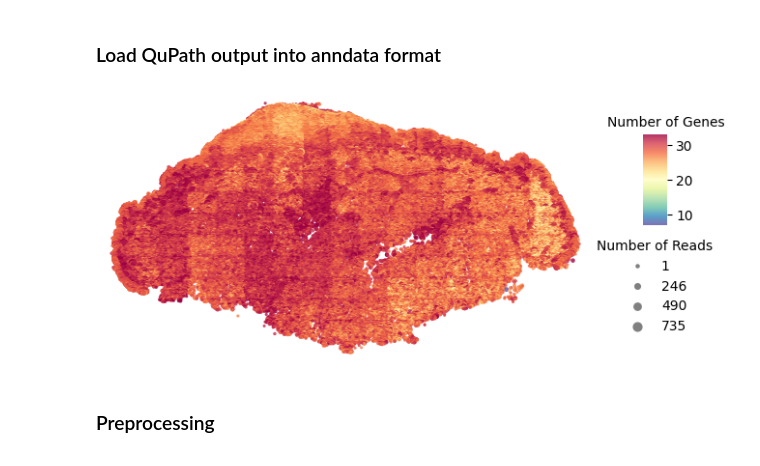
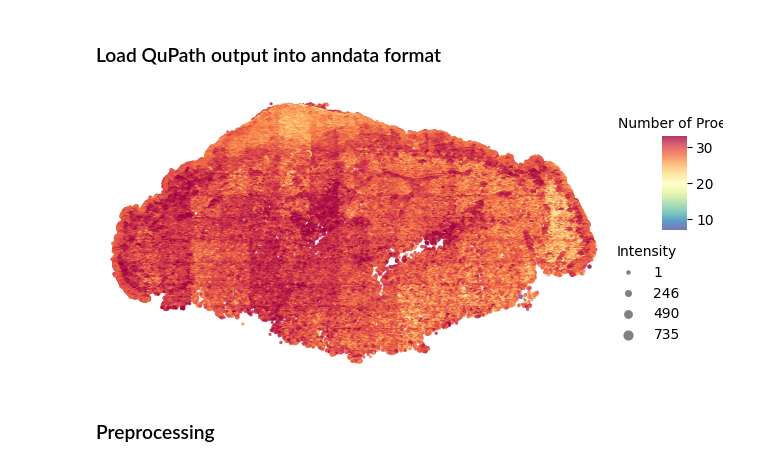
Before and after one commit to GenomicsMachineLearning/qimr-teaching-2024, a Jupyter notebook: 006-spatial-proteomics/CODEX_analysis.ipynb, the cells around one changed output. Drawn from its saved outputs; the diff is of its cells as text; code cells hidden in the pictures.

```diff
--- a/006-spatial-proteomics/CODEX_analysis.ipynb
+++ b/006-spatial-proteomics/CODEX_analysis.ipynb
@@ -35,10 +37,10 @@ DATA_PATH = Path().resolve().parent / "DATA"
 codex_path = DATA_PATH / "CODEX/CODEX_01A_S05.txt"
 # %%
 library_id, adata = Read_CODEX_QuPath(codex_path, parent="tissue_3", library_id="S05_t3")
-# %%
-st.pl.QC_plot(adata)
-# %% [output]
-[figure, removed]
+# %%
+QC_plot_Protein(adata)
+# %% [output]
+[figure, added]
 # %% [markdown]
 ### Preprocessing
 # %%
```
Also changed, not shown: parts of 9 cells of this notebook, 1 other file.
